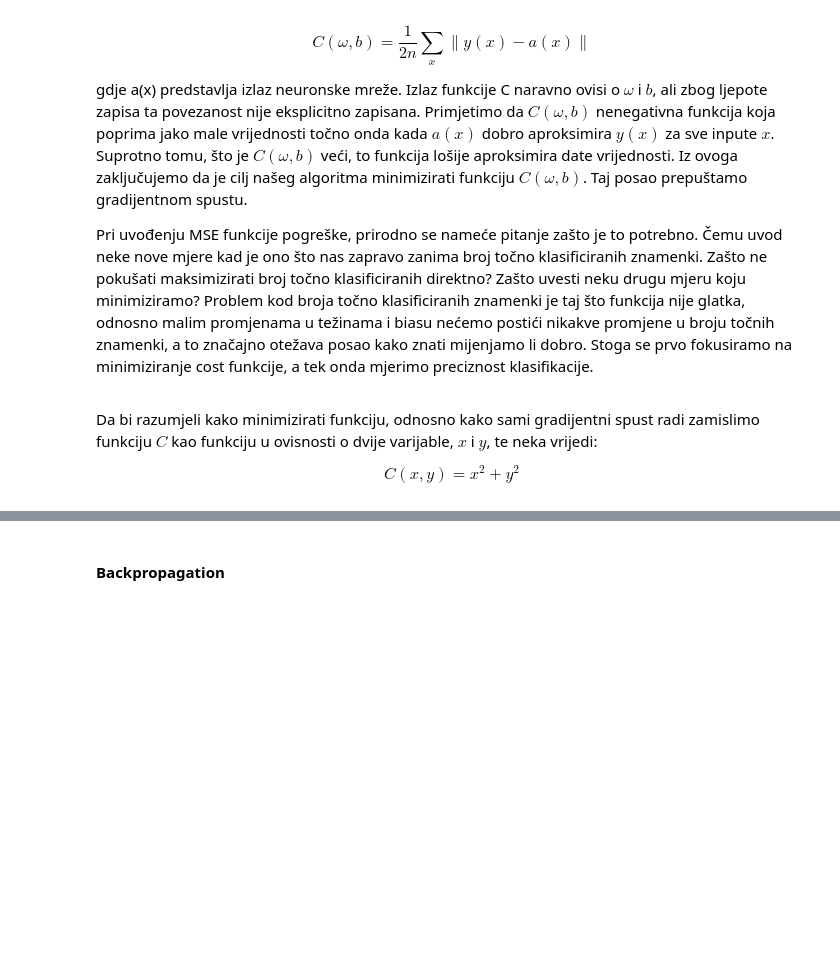
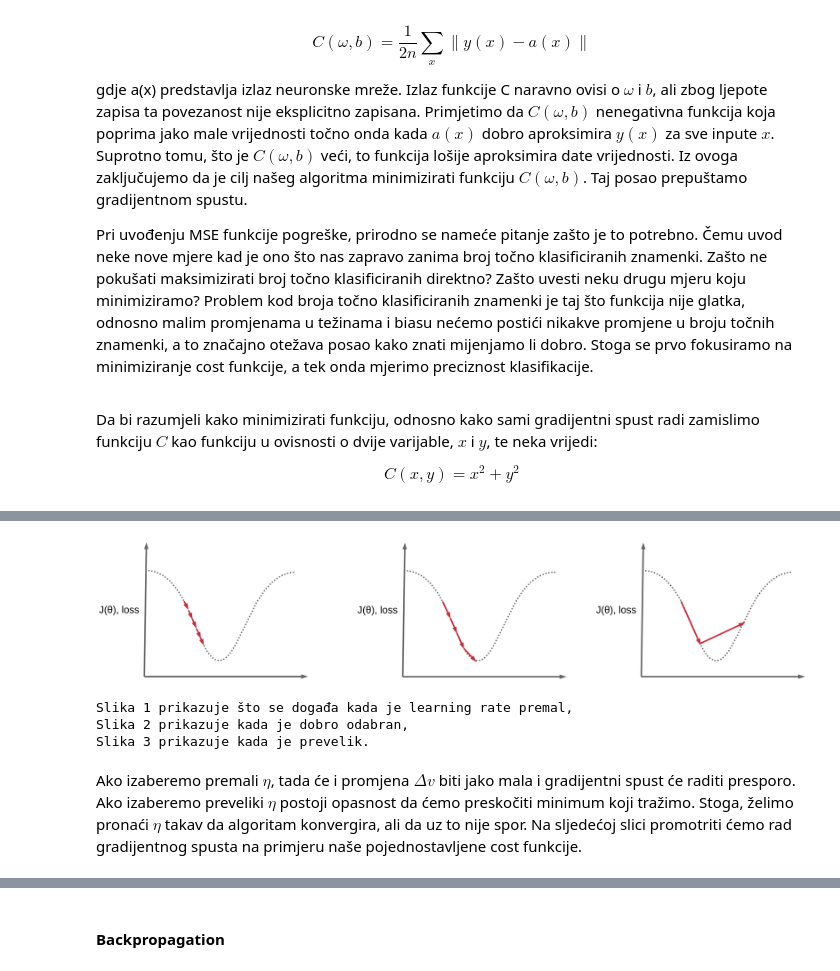
Before and after one commit to mperos/NeuralNet-Implementation, a Jupyter notebook: Backpropagation.ipynb, the cells around one changed output, grey strips where cells are left out. Saved outputs shown, nothing was run; the diff lists cells and outputs as text; code cells hidden in the pictures; blank space fills up the shorter version.

Commit message:
Napisano poglavlje Gradijentni spust.

```diff
--- a/Backpropagation.ipynb
+++ b/Backpropagation.ipynb
@@ -219,0 +244,14 @@ Ovdje ide formaliziranje svega ovoga
+# %%
+try:
+    display(Image(filename = "images/learning_rate.jpg"))
+except:
+    display(Image(url = "https://www.deeplearningwizard.com/deep_learning/boosting_models_pytorch/images/lr1.png"))
+
+print("Slika 1 prikazuje što se događa kada je learning rate premal, \nSlika 2 prikazuje kada je dobro odabran, \nSlika 3 prikazuje kada je prevelik.")
+# %% [output]
+[figure, added]
+Slika 1 prikazuje što se događa kada je learning rate premal,
+Slika 2 prikazuje kada je dobro odabran,
+Slika 3 prikazuje kada je prevelik.
+# %% [markdown]
+<p> Ako izaberemo premali $\eta$, tada će i promjena $\Delta v$ biti jako mala i gradijentni spust će raditi presporo. Ako izaberemo preveliki $\eta$ postoji opasnost da ćemo preskočiti minimum koji tražimo. Stoga, želimo pronaći $\eta$ takav da algoritam konvergira, ali da uz to nije spor. Na sljedećoj slici promotriti ćemo rad gradijentnog spusta na primjeru naše pojednostavljene cost funkcije. </p>
```
Also changed, not shown: parts of 7 cells of this notebook, 1 other file.
